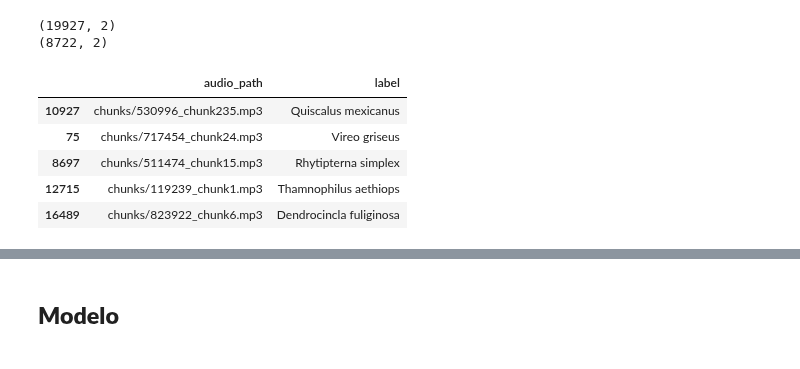
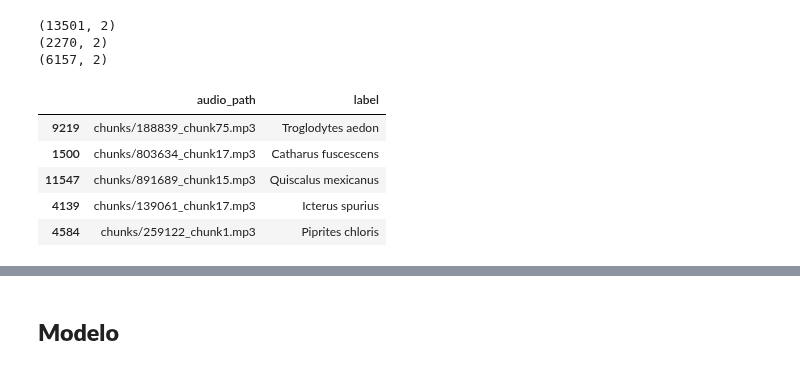
Before and after one commit to camiloacp/The-Evolutionary-Structure-of-Acoustic-Learnability-A-Deep-Learning-Approach-to-Neotropical-Birdsong, a Jupyter notebook: notebooks/03 cnn_lstm_attention_mfcc.ipynb, the cells around one changed output, grey strips where cells are left out. Cells and saved outputs as stored; diff of their text form; code cells hidden in the pictures.

```diff
--- a/notebooks/04 cnn_lstm_attention_mfcc.ipynb
+++ b/notebooks/03 cnn_lstm_attention_mfcc.ipynb
@@ -22,17 +22,21 @@ warnings.filterwarnings("ignore")
 # %%
 ds_train = pd.read_csv('/Users/camcortes/Documents/birds-sounds/data/chunks_specie_sample_train.csv')
 ds_test = pd.read_csv('/Users/camcortes/Documents/birds-sounds/data/chunks_specie_sample_test.csv')
+ds_val = pd.read_csv('/Users/camcortes/Documents/birds-sounds/data/chunks_specie_sample_val.csv')
 ds_train = ds_train[['audio_path', 'label']]
 ds_test = ds_test[['audio_path', 'label']]
+ds_val = ds_val[['audio_path', 'label']]
 print(ds_train.shape)
 print(ds_test.shape)
+print(ds_val.shape)
 ds_train.sample(5)
 # %% [output]
-(19927, 2)
-(8722, 2)
+(13501, 2)
+(2270, 2)
+(6157, 2)
 |  | audio_path | label |
-| 10927 | chunks/530996_chunk235.mp3 | Quiscalus mexicanus |
-| 75 | chunks/717454_chunk24.mp3 | Vireo griseus |
-| 8697 | chunks/511474_chunk15.mp3 | Rhytipterna simplex |
-| 12715 | chunks/119239_chunk1.mp3 | Thamnophilus aethiops |
-| 16489 | chunks/823922_chunk6.mp3 | Dendrocincla fuliginosa |
+| 9219 | chunks/188839_chunk75.mp3 | Troglodytes aedon |
+| 1500 | chunks/803634_chunk17.mp3 | Catharus fuscescens |
+| 11547 | chunks/891689_chunk15.mp3 | Quiscalus mexicanus |
+| 4139 | chunks/139061_chunk17.mp3 | Icterus spurius |
+| 4584 | chunks/259122_chunk1.mp3 | Piprites chloris |
```
Also changed, not shown: parts of 14 cells of this notebook, 5 other files.
